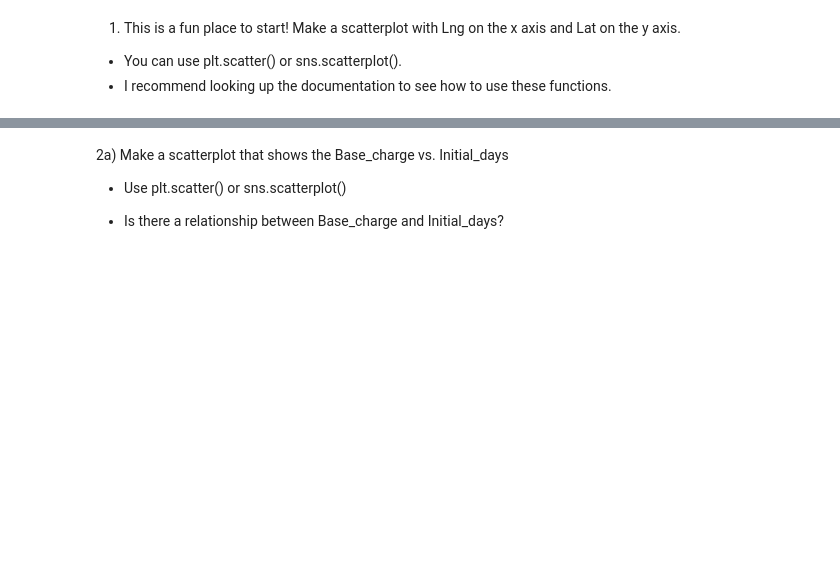
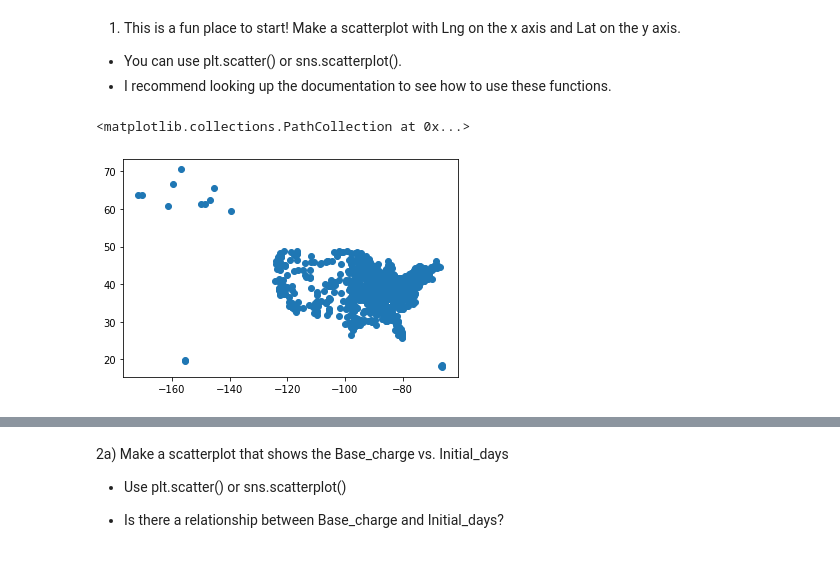
Before and after one commit to mvince33/Coding-Dojo, a Jupyter notebook: 06_20_Multivariate_Analysis.ipynb, the cells around one changed output, grey strips where cells are left out. Drawn from its saved outputs; the diff is of its cells as text; code cells hidden in the pictures; blank space fills up the shorter version.

```diff
--- a/06_20_Multivariate_Analysis.ipynb
+++ b/06_20_Multivariate_Analysis.ipynb
@@ -38,0 +35,8 @@ df.head()
+# %%
+# matplotlib
+x = df['Lng']
+y = df['Lat']
+plt.scatter(x, y)
+# %% [output]
+<matplotlib.collections.PathCollection at 0x...>
+[figure, added]
```
Also changed, not shown: parts of 8 cells of this notebook.
